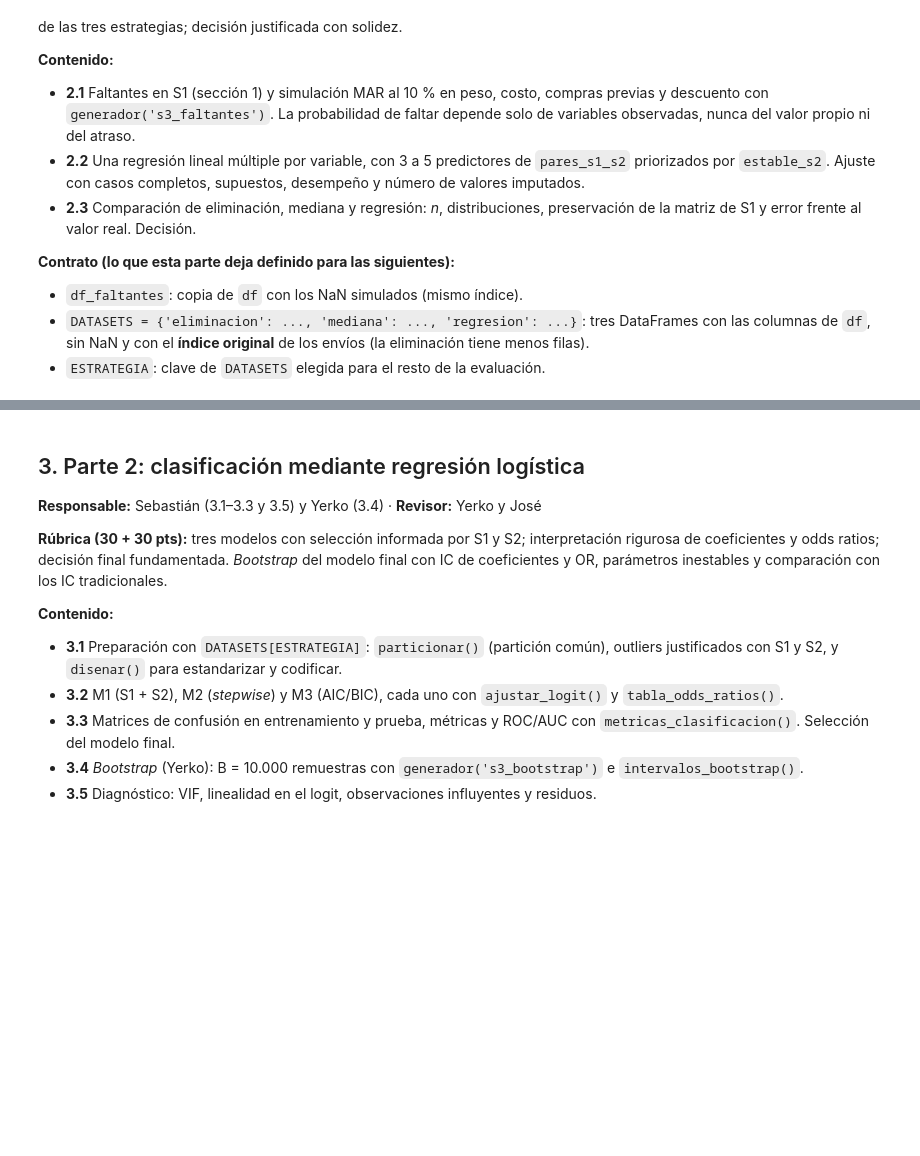
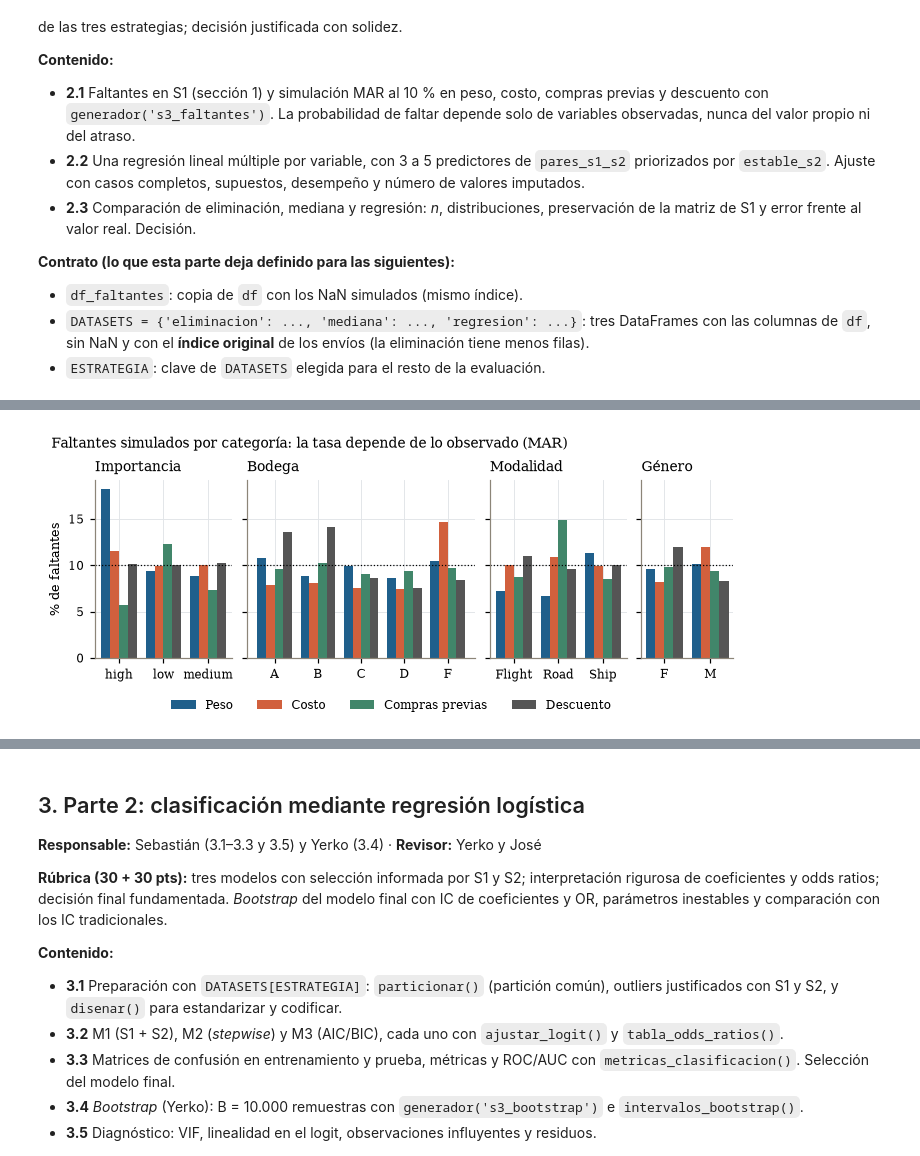
Before and after one commit to joserodriguezc/grupo_1_estadistica_computacional, a Jupyter notebook: sumativa_3/notebooks/sumativa_3_grupo1.ipynb, the cells around one changed output, grey strips where cells are left out. Saved outputs shown, nothing was run; the diff lists cells and outputs as text; code cells hidden in the pictures; blank space fills up the shorter version.

Commit message:
feat(sumativa3): 2.1 simulación de faltantes MAR al 10 % y verificación del mecanismo

```diff
--- a/sumativa_3/notebooks/sumativa_3_grupo1.ipynb
+++ b/sumativa_3/notebooks/sumativa_3_grupo1.ipynb
@@ -414,0 +489,20 @@ guardar('fig_0_matriz_estabilidad', fig)
+# %%
+# Verificación del mecanismo con una regresión logística del indicador de faltante:
+# (1) sobre las variables observadas: si fuera MCAR, la prueba de razón de verosimilitud (LR) no rechazaría;
+# (2) agregando el valor propio: si fuera MNAR, su coeficiente sería significativo.
+X_obs = disenar(df, [], CATEGORICAS, df)
+filas = []
+for v in VARS_FALTANTES:
+    m_obs = ajustar_logit(X_obs, MASCARA[v])
+    m_propio = ajustar_logit(pd.concat([X_obs, disenar(df, [v], [], df)], axis=1), MASCARA[v])
+    filas.append({'variable': v, 'lr_chi2': m_obs.llr, 'gl': int(m_obs.df_model), 'p_lr': m_obs.llr_pvalue,
+                  'pseudo_r2': m_obs.prsquared, 'p_valor_propio': m_propio.pvalues[v]})
+verificacion_mar = pd.DataFrame(filas).set_index('variable')
+verificacion_mar['conclusion'] = np.where(
+    (verificacion_mar['p_lr'] < 0.05) & (verificacion_mar['p_valor_propio'] >= 0.05),
+    'MAR: depende de lo observado, no del valor propio', 'revisar')
+assert (verificacion_mar['conclusion'] != 'revisar').all()
+
+verificacion_mar.to_csv(TABLAS / 'faltantes_verificacion_mar.csv')
+print('Logit del indicador de faltante sobre importancia, bodega, modalidad y género:')
+display(verificacion_mar.round(4))
@@ -414,0 +517,21 @@ guardar('fig_0_matriz_estabilidad', fig)
+# %%
+# Figura: % de faltantes por categoría observada (línea punteada = 10 % global)
+fig, axes = plt.subplots(1, len(CATEGORICAS), figsize=(ANCHO, 2.6), sharey=True,
+                         gridspec_kw={'width_ratios': [len(NIVELES[c]) for c in CATEGORICAS]})
+colores = dict(zip(VARS_FALTANTES, [AZUL, TERRA, VERDE, GRIS]))
+ancho = 0.8 / len(VARS_FALTANTES)
+for ax, c in zip(axes, CATEGORICAS):
+    tasas = MASCARA.groupby(df[c].astype(str)).mean().reindex(NIVELES[c]) * 100
+    x = np.arange(len(NIVELES[c]))
+    for k, v in enumerate(VARS_FALTANTES):
+        ax.bar(x + (k - 1.5) * ancho, tasas[v], ancho, color=colores[v], label=ETIQ[v])
+    ax.axhline(TASA_FALTANTES * 100, color='black', ls=':', lw=0.8)
+    ax.set_xticks(x, NIVELES[c])
+    ax.set_title(ETIQ[c])
+axes[0].set_ylabel('% de faltantes')
+axes[0].yaxis.set_major_formatter(FuncFormatter(lambda y, _: num(y)))
+fig.legend(*axes[0].get_legend_handles_labels(), loc='outside lower center', ncol=4)
+fig.suptitle('Faltantes simulados por categoría: la tasa depende de lo observado (MAR)', x=0.01, ha='left', fontsize=9)
+guardar('fig_2_1_patron_faltantes', fig)
+# %% [output]
+[figure, added]
```
Also changed, not shown: parts of 5 cells of this notebook, 5 other files.
